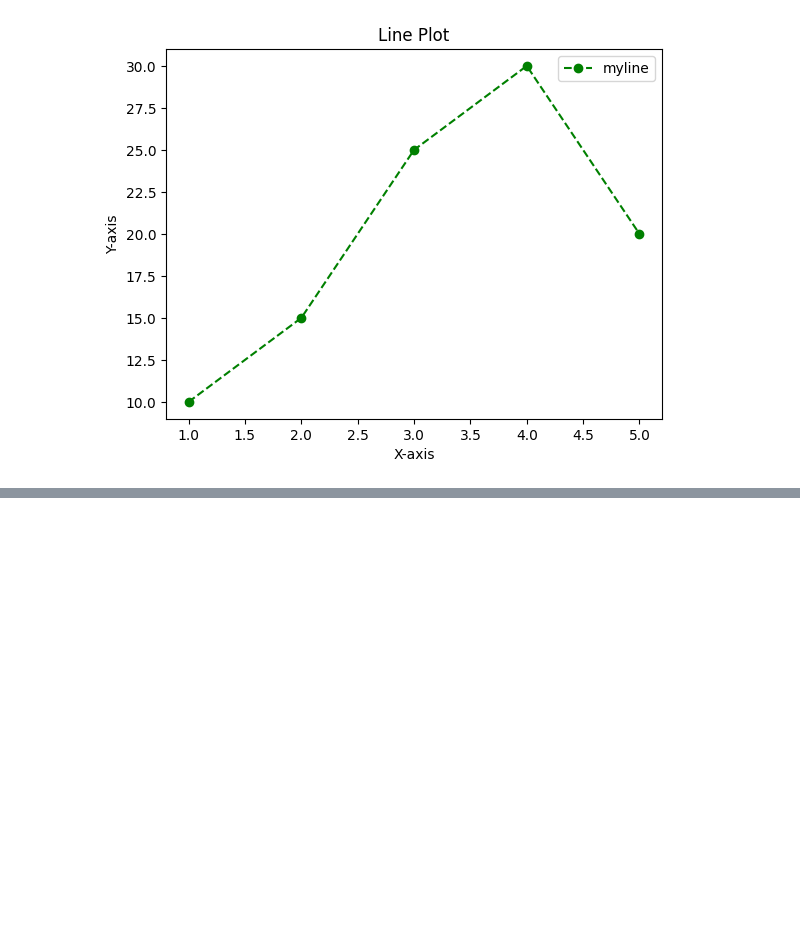
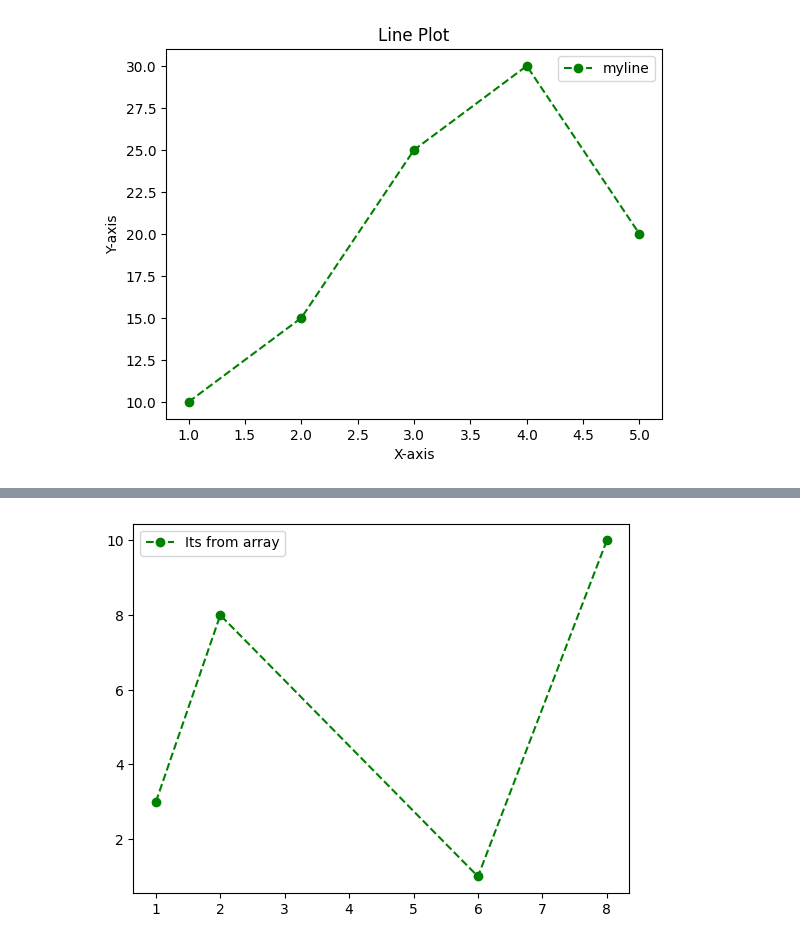
Before and after one commit to Prensu/Data_Science_Prensu, a Jupyter notebook: line_plot.ipynb, the cells around one changed output, grey strips where cells are left out. Cells and saved outputs as stored; diff of their text form; code cells hidden in the pictures; blank space fills up the shorter version.

```diff
--- a/line_plot.ipynb
+++ b/line_plot.ipynb
@@ -15,0 +28,9 @@ plt.show()
+# %%
+x1=np.array([1,2,6,8])
+y1=np.array([3,8,1,10])
+
+plt.plot(x1,y1,marker='o',linestyle='--',color='green',label='Its from array')
+plt.legend()
+plt.show()
+# %% [output]
+[figure, added]
```
Also changed, not shown: parts of 19 cells of this notebook.
